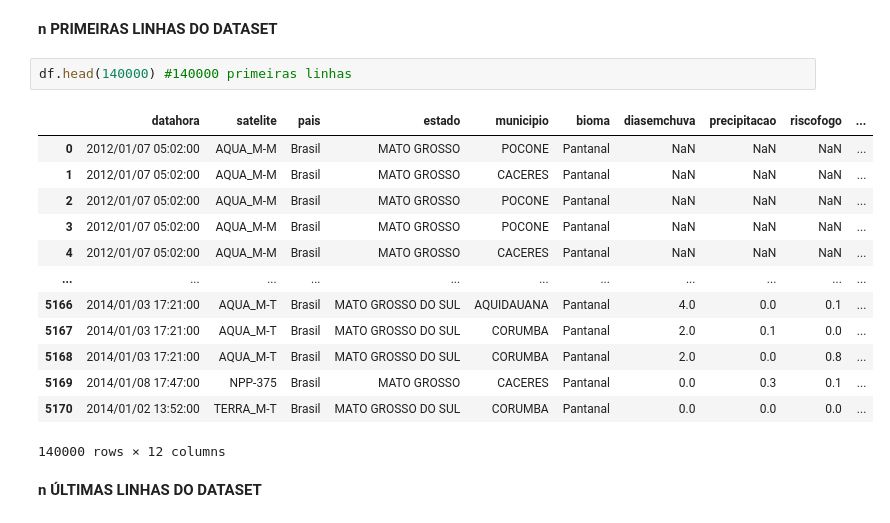
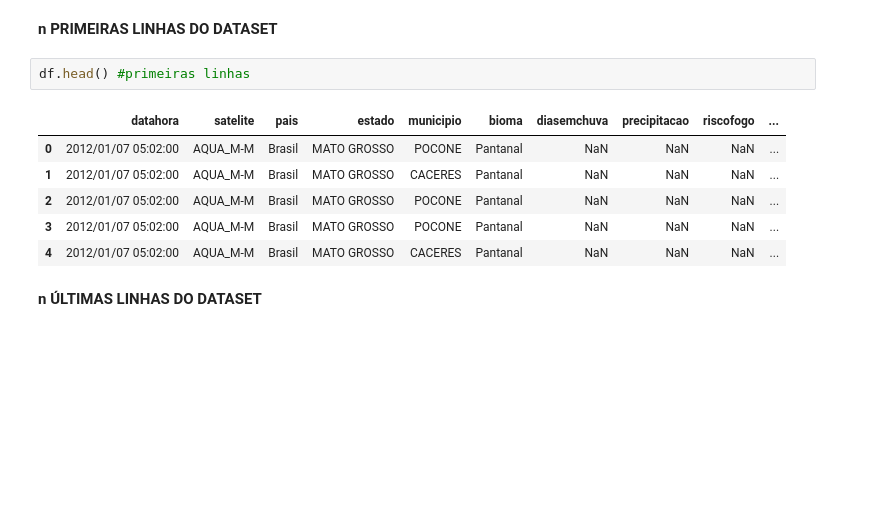
Before and after one commit to charlespimentel/PROJ_QUEIMA_BR, a Jupyter notebook: Inpe_12_21.ipynb, the cells around one changed output. Cells and saved outputs as stored; diff of their text form; blank space fills up the shorter version.

```diff
--- a/Inpe_12_21.ipynb
+++ b/Inpe_12_21.ipynb
@@ -59,21 +48,14 @@ df = pd.concat([df2012, df2013, df2014, df2015, df2016, df2017, df2018, df2019,
 # %% [markdown]
 **n PRIMEIRAS LINHAS DO DATASET**
 # %%
-df.head(140000) #140000 primeiras linhas
+df.head() #primeiras linhas
 # %% [output]
 |  | datahora | satelite | pais | estado | municipio | bioma | diasemchuva | precipitacao | riscofogo | ... |
 | 0 | 2012/01/07 05:02:00 | AQUA_M-M | Brasil | MATO GROSSO | POCONE | Pantanal | NaN | NaN | NaN | ... |
 | 1 | 2012/01/07 05:02:00 | AQUA_M-M | Brasil | MATO GROSSO | CACERES | Pantanal | NaN | NaN | NaN | ... |
 | 2 | 2012/01/07 05:02:00 | AQUA_M-M | Brasil | MATO GROSSO | POCONE | Pantanal | NaN | NaN | NaN | ... |
 | 3 | 2012/01/07 05:02:00 | AQUA_M-M | Brasil | MATO GROSSO | POCONE | Pantanal | NaN | NaN | NaN | ... |
 | 4 | 2012/01/07 05:02:00 | AQUA_M-M | Brasil | MATO GROSSO | CACERES | Pantanal | NaN | NaN | NaN | ... |
-| ... | ... | ... | ... | ... | ... | ... | ... | ... | ... | ... |
-| 5166 | 2014/01/03 17:21:00 | AQUA_M-T | Brasil | MATO GROSSO DO SUL | AQUIDAUANA | Pantanal | 4.0 | 0.0 | 0.1 | ... |
-| 5167 | 2014/01/03 17:21:00 | AQUA_M-T | Brasil | MATO GROSSO DO SUL | CORUMBA | Pantanal | 2.0 | 0.1 | 0.0 | ... |
-| 5168 | 2014/01/03 17:21:00 | AQUA_M-T | Brasil | MATO GROSSO DO SUL | CORUMBA | Pantanal | 2.0 | 0.0 | 0.8 | ... |
-| 5169 | 2014/01/08 17:47:00 | NPP-375 | Brasil | MATO GROSSO | CACERES | Pantanal | 0.0 | 0.3 | 0.1 | ... |
-| 5170 | 2014/01/02 13:52:00 | TERRA_M-T | Brasil | MATO GROSSO DO SUL | CORUMBA | Pantanal | 0.0 | 0.0 | 0.0 | ... |
-140000 rows × 12 columns
 # %% [markdown]
 **n ÚLTIMAS LINHAS DO DATASET**
 # %%
```
Also changed, not shown: parts of 17 cells of this notebook.
